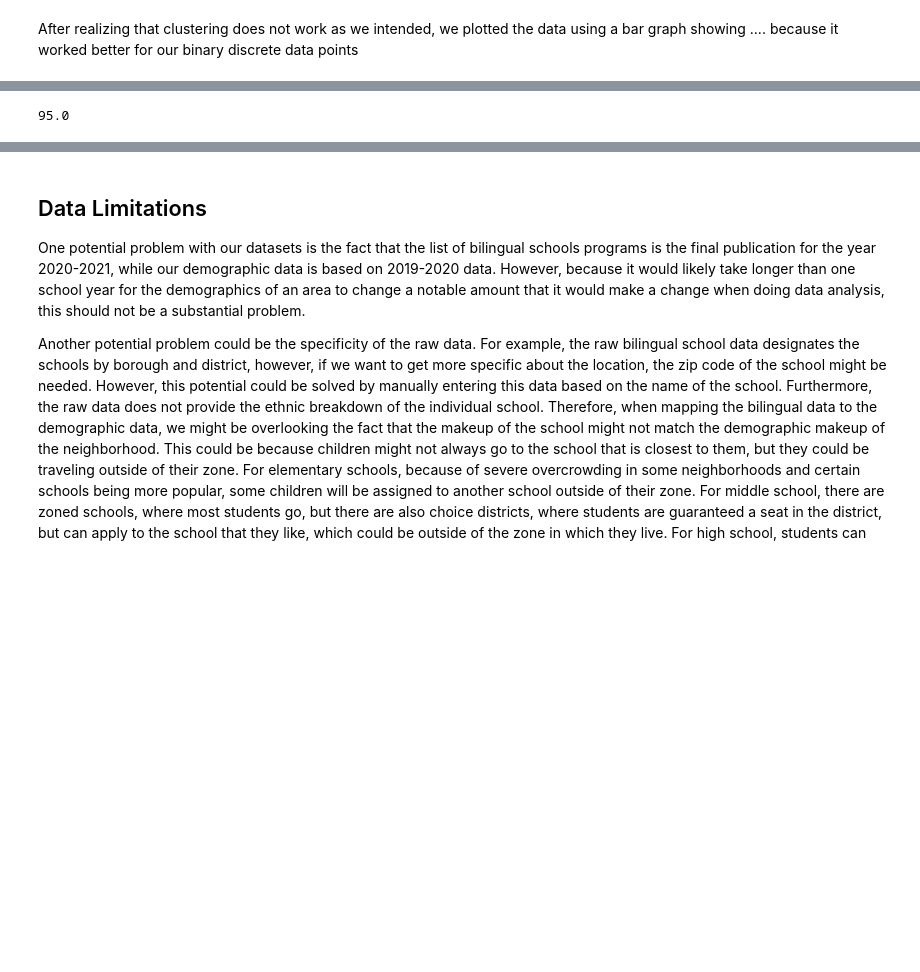
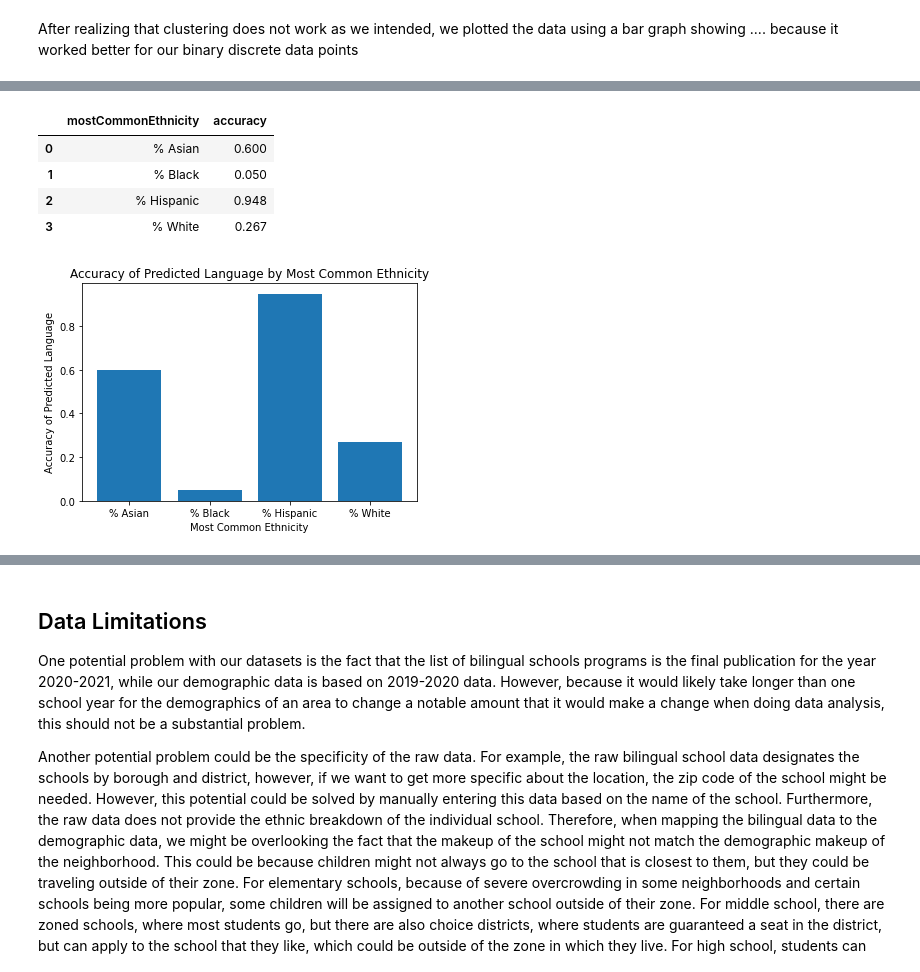
Before and after one commit to gaby-chu/info2950, a Jupyter notebook: project/phase_ii_final.ipynb, the cells around one changed output, grey strips where cells are left out. Cells and saved outputs as stored; diff of their text form; code cells hidden in the pictures; blank space fills up the shorter version.

```diff
--- a/project/phase_ii_final.ipynb
+++ b/project/phase_ii_final.ipynb
@@ -322,32 +345,55 @@ plt.show()
 # %%
-# FOCUS ON ONE LANGUAGE INSTEAD - Spanish
-# for all schools with most common ethnicity Hispanic, see how many schools' actual language is Spanish
+# FOCUS ON ACCURACY INSTEAD
+# ex: for all schools with Hispanic as the most common ethnicity,
+# how many schools' actual bilingual language is Spanish?
+# (aka does predicted language = actual language?)
 
 hispanic_school_languages = full_data.loc[ full_data['mostCommonEthnicGroup'] == "% Hispanic", 'Language']
 # [IMPORTANT NOTE: what we discovered: data collection was mainly from Hispanic heavy schools –– FILTER OUT transitional schools + keep only dual language]
 
-# COMPARE ACCURACY OF PREDICTION
+
+# FUNCTION TO COMPARE ACCURACY OF PREDICTION
 def accuracy_by_language(ethnicity, dataframe):
+#     print(ethnicity)
     percentCorrect = 0
 
     ethnicity_school_languages = full_data.loc[ full_data['mostCommonEthnicGroup'] == ethnicity, 'Language']
-    matchedRows = ethnicity_school_languages[full_data['Language'] == "Spanish"]
-    # [TODO: CREATE TABLE OF PREDICTED LANGUAGE MAPPINGS WITH MOST COMMON ETHNICITY]
+#     print("ethnicity_school_languages: ", ethnicity_school_languages)
+#     matchedRows = ethnicity_school_languages[full_data['Language'] == "Spanish"]
 
-    percentCorrect = round(len(matchedRows) / len(ethnicity_school_languages) * 100, 1)
+    predicted_language = full_data['predicted_language']
+    matchedRows = ethnicity_school_languages[full_data['Language'] == predicted_language]
+
+    percentCorrect = round(len(matchedRows) / len(ethnicity_school_languages), 3)
 
     return percentCorrect
 
-accuracy_by_language("% Hispanic", full_data)
+accuracyList = []
+for ethnicity in mostCommonEthnicGroupList:
+#     print(ethnicity)
+    if ethnicity != "% Multiple Race Categories Not Represented":
+        accuracyList.append(accuracy_by_language(ethnicity, full_data))
+        #removed "% Multiple Race Categories Not Represented" because it is never the most common ethnic group in the dataset
+# print(accuracyList)
 
-# prediction_accuracy['percent_accurate'] = predicted_species_col.apply(accuracy_by_species, dataframe=penguins_predict)
-
-# prediction_accuracy.head()
-
+accuracyDF = pd.DataFrame({"mostCommonEthnicity": ['% Asian', '% Black', '% Hispanic', '% White'],
+                                        "accuracy": accuracyList})
+display(accuracyDF)
 
 
 # [TODO: do for each language + graph percentages using bar graph!!!]
 # then do summary statistics - mean, standard deviation, correlation??
-# mean: bar graph of #schools within each borough
+
+mostCommonEthnicityShort = ['% Asian', '% Black', '% Hispanic', '% White']
+plt.bar(mostCommonEthnicityShort, accuracyList)
+plt.xlabel('Most Common Ethnicity')
+plt.ylabel('Accuracy of Predicted Language')
+plt.title('Accuracy of Predicted Language by Most Common Ethnicity')
+plt.show()
 # %% [output]
-95.0
+|  | mostCommonEthnicity | accuracy |
+| 0 | % Asian | 0.600 |
+| 1 | % Black | 0.050 |
+| 2 | % Hispanic | 0.948 |
+| 3 | % White | 0.267 |
+[figure, added]
```
Also changed, not shown: parts of 10 cells of this notebook, 4 other files.
